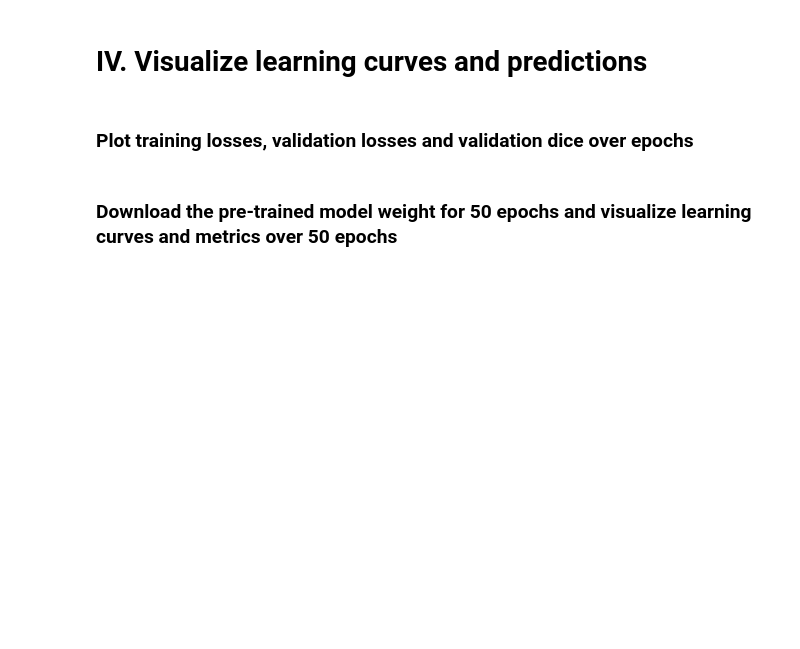
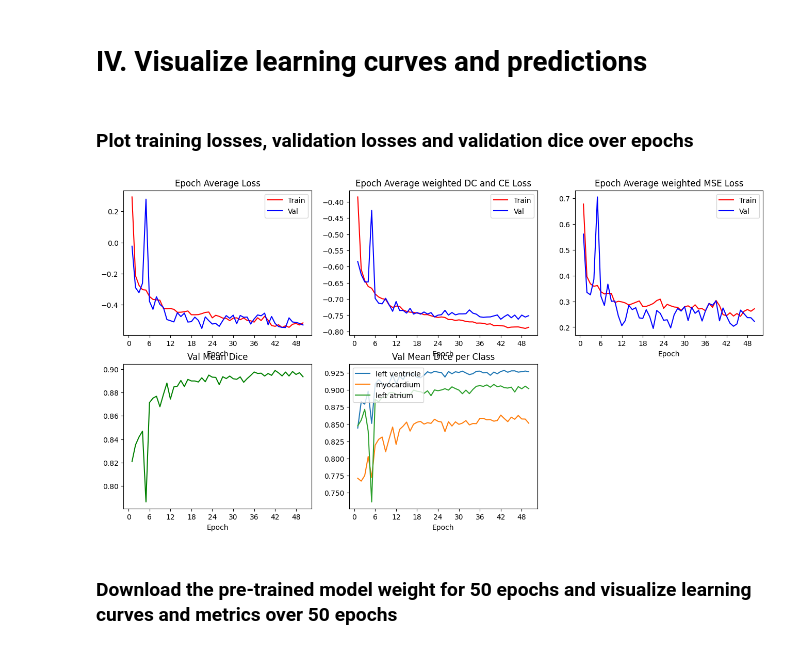
Before and after one commit to evanblaszczyk/PTI_CAMUS_shape_constraints, a Jupyter notebook: notebooks/camus_segmentation.ipynb, the cells around one changed output. Drawn from its saved outputs; the diff is of its cells as text; code cells hidden in the pictures; blank space fills up the shorter version.

Commit message:
Implement AE with 4 input channels et show all losses after training

```diff
--- a/notebooks/camus_segmentation.ipynb
+++ b/notebooks/camus_segmentation.ipynb
@@ -750,14 +866,18 @@ In this section, we will define the hyperparameters for training, such as the nu
 # %%
 batch_size = 2  # Number of batch size
 lr = 0.001  # Learning rate
-max_epochs = 10  # Number of epochs to train the model
+max_epochs = 50  # Number of epochs to train the model
 num_workers = os.cpu_count() - 1  # Number of workers to use for data loading
 
 # Train the model
 (
     total_time,
     epoch_train_loss_values,
+    epoch_train_loss_segm_values,
+    epoch_train_loss_latent_values,
     epoch_val_loss_values,
+    epoch_val_loss_segm_values,
+    epoch_val_loss_latent_values,
     epoch_val,
     metric_values,
     metric_per_class,
@@ -783,31 +906,51 @@ num_workers = os.cpu_count() - 1  # Number of workers to use for data loading
 # %%
 from matplotlib.ticker import MaxNLocator
 
 trains_epoch = list(range(1, max_epochs + 1, 1))
 vals_epochs = epoch_val
 plt.figure("train", (16, 8))
-ax = plt.subplot(1, 3, 1)
+
+ax = plt.subplot(2, 3, 1)
 plt.title("Epoch Average Loss")
 plt.xlabel("Epoch")
 ax.xaxis.set_major_locator(MaxNLocator(integer=True))  # Set integer ticks for x-axis
 plt.plot(trains_epoch, epoch_train_loss_values, color="red", label="Train")
 plt.plot(vals_epochs, epoch_val_loss_values, color="blue", label="Val")
 plt.legend(loc="upper right")
-ax = plt.subplot(1, 3, 2)
+
+ax = plt.subplot(2, 3, 2)
+plt.title("Epoch Average weighted DC and CE Loss")
+plt.xlabel("Epoch")
+ax.xaxis.set_major_locator(MaxNLocator(integer=True))  # Set integer ticks for x-axis
+plt.plot(trains_epoch, epoch_train_loss_segm_values, color="red", label="Train")
+plt.plot(vals_epochs, epoch_val_loss_segm_values, color="blue", label="Val")
+plt.legend(loc="upper right")
+
+ax = plt.subplot(2, 3, 3)
+plt.title("Epoch Average weighted MSE Loss")
+plt.xlabel("Epoch")
+ax.xaxis.set_major_locator(MaxNLocator(integer=True))  # Set integer ticks for x-axis
+plt.plot(trains_epoch, epoch_train_loss_latent_values, color="red", label="Train")
+plt.plot(vals_epochs, epoch_val_loss_latent_values, color="blue", label="Val")
+plt.legend(loc="upper right")
+
+ax = plt.subplot(2, 3, 4)
 plt.title("Val Mean Dice")
 plt.xlabel("Epoch")
 ax.xaxis.set_major_locator(MaxNLocator(integer=True))  # Set integer ticks for x-axis
 plt.plot(vals_epochs, metric_values, color="green")
 
-ax = plt.subplot(1, 3, 3)
+ax = plt.subplot(2, 3, 5)
 plt.title("Val Mean Dice per Class")
 plt.xlabel("Epoch")
 ax.xaxis.set_major_locator(MaxNLocator(integer=True))  # Set integer ticks for x-axis
 legend_metric = ["left ventricle", "myocardium", "left atrium"]
 for i in range(1, num_classes, 1):
     plt.plot(vals_epochs, metric_per_class[f"metric/{i}"], label=legend_metric[i - 1])
 plt.legend(loc="upper left")
 plt.show()
+# %% [output]
+[figure, added]
 # %% [markdown]
 ### Download the pre-trained model weight for 50 epochs and visualize learning curves and metrics over 50 epochs
 # %%
```
Also changed, not shown: parts of 12 cells of this notebook.
